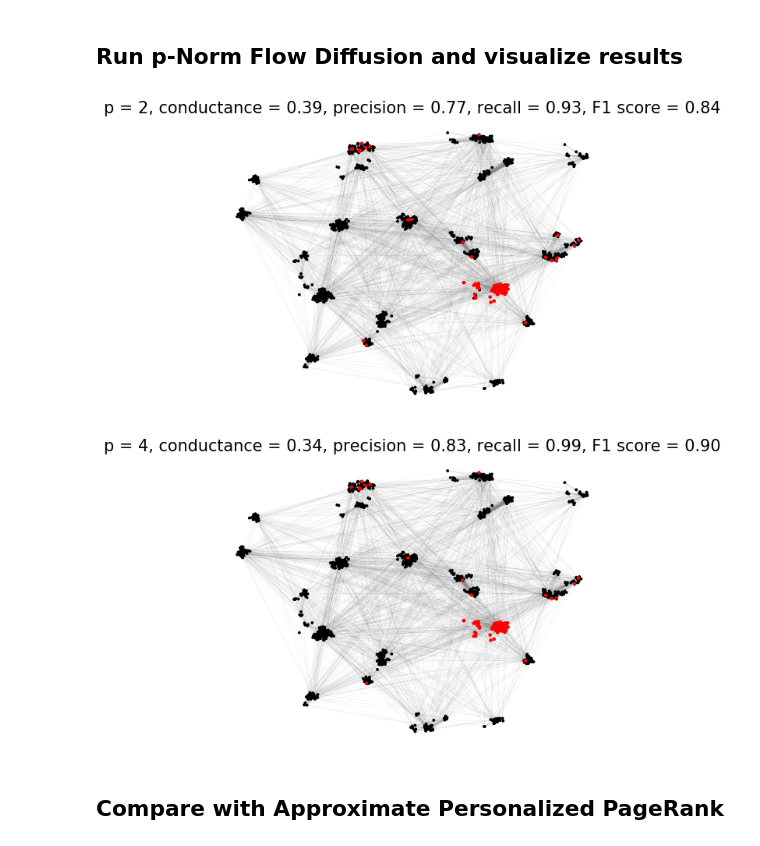
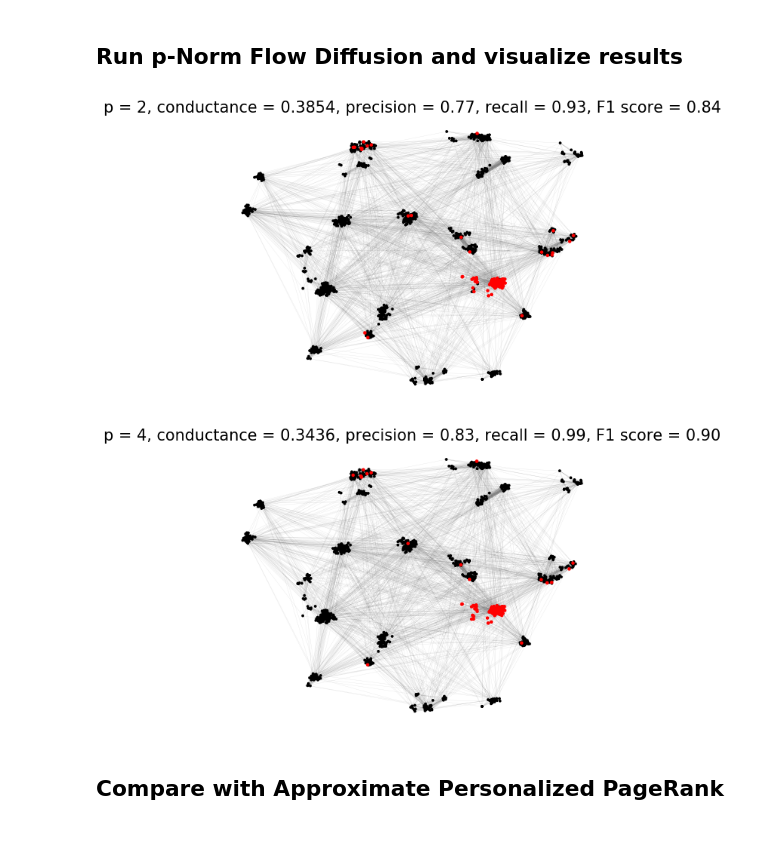
Before and after one commit to s-h-yang/pNormFlowDiffusion, a Jupyter notebook: demo/lgc_demo_LFR_synthetic.ipynb, the cells around one changed output. Saved outputs shown, nothing was run; the diff lists cells and outputs as text; code cells hidden in the pictures.

```diff
--- a/demo/lgc_demo_LFR_synthetic.ipynb
+++ b/demo/lgc_demo_LFR_synthetic.ipynb
@@ -48,33 +48,33 @@ seedset = Dict(seednode => seedmass);
 # %%
 for p in [2,4]
 
     x = pnormdiffusion(G, seedset, p=p, max_iters=100);
     cluster, cond = sweepcut(G, x);
 
     pr, re, f1 = compute_f1(cluster, target_cluster)
 
     n1 = setdiff(Set(1:G.nv),Set(cluster))
     nl = [string(i) for i in n1];
     nc = ["k" for _ in n1];
     ns = [3 for _ in n1];
     for i in cluster
         push!(nl, string(i))
         push!(nc, "r")
         push!(ns, 5)
     end
     plt.subplots()
     plt.axes(frameon=false)
-    plt.title("p = "*string(p)*", conductance = "*@sprintf("%.2f",cond)*
+    plt.title("p = "*string(p)*", conductance = "*@sprintf("%.4f",cond)*
         ", precision = "*@sprintf("%.2f",pr)*", recall = "*@sprintf("%.2f",re)*
         ", F1 score = "*@sprintf("%.2f",f1), size=15)
     nx.draw_networkx_nodes(g_nx, pos_dict, nodelist=nl, node_size=ns, node_color=nc)
     nx.draw_networkx_edges(g_nx, pos_dict, width=0.2, edge_color="dimgray", alpha=0.2)
     plt.show()
 
 end
 # %% [output]
-[figure, old version]
+[figure, new version]
-[figure, old version]
+[figure, new version]
 # %% [markdown]
 ## Compare with Approximate Personalized PageRank
 # %%
```
Also changed, not shown: parts of 1 cell of this notebook.
